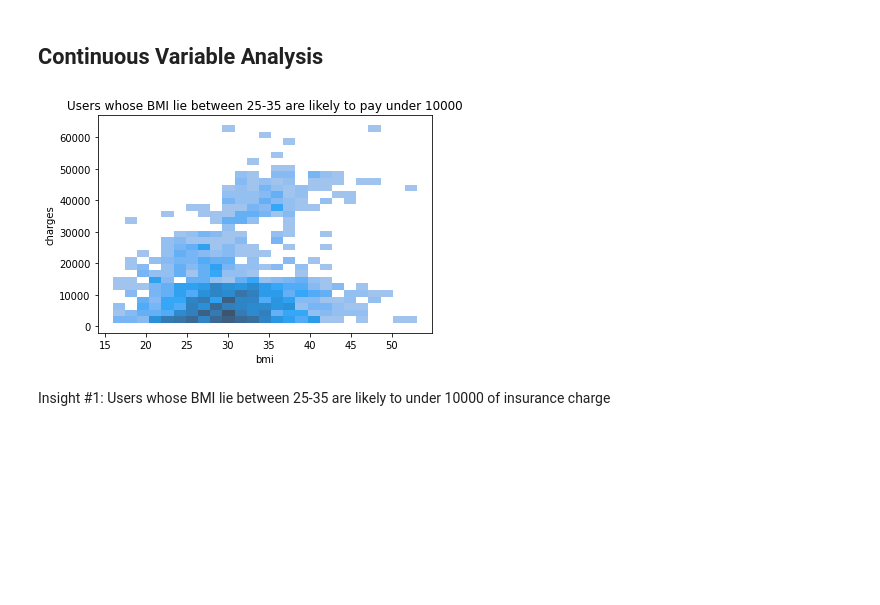
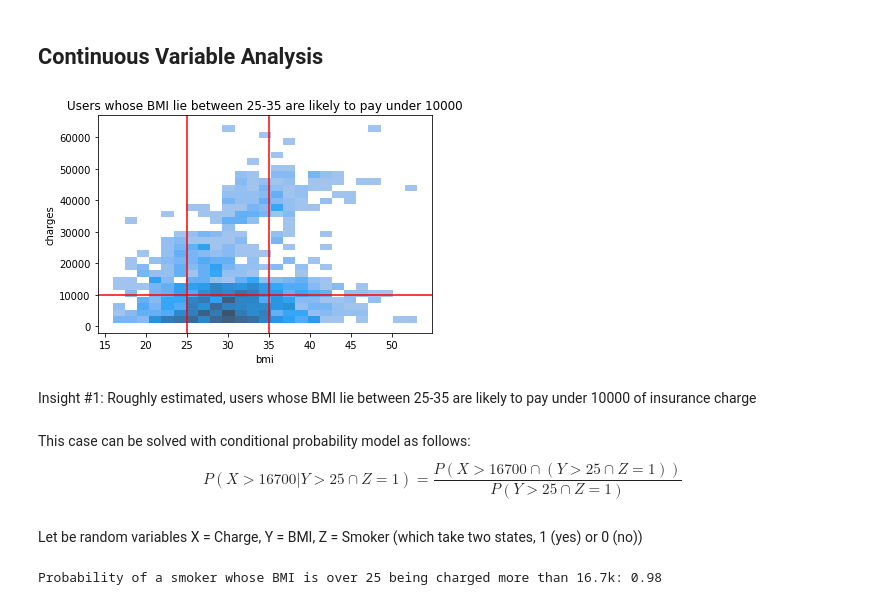
Before and after one commit to rahmanazizf/Pacmann_Projects, a Jupyter notebook: Project_Probability1/Project_1_Pacmann_RAF.ipynb, the cells around one changed output. Drawn from its saved outputs; the diff is of its cells as text; code cells hidden in the pictures; blank space fills up the shorter version.

```diff
--- a/Project_Probability1/Project_1_Pacmann_RAF.ipynb
+++ b/Project_Probability1/Project_1_Pacmann_RAF.ipynb
@@ -158,10 +158,15 @@ Insight #5: A user that smoke is **more likely** to be a male
 # %% [markdown]
 ## Continuous Variable Analysis
 # %%
+# probability amount of charge regarding to BMI
+
 sns.histplot(data=insurance, x='bmi', y='charges')
 plt.title('Users whose BMI lie between 25-35 are likely to pay under 10000')
+plt.axhline(y=10000, color='red')
+plt.axvline(x=25, color='red')
+plt.axvline(x=35, color='red')
 plt.show()
 # %% [output]
-[figure, old version]
+[figure, new version]
 # %% [markdown]
-Insight #1: Users whose BMI lie between 25-35 are likely to under 10000 of insurance charge
+Insight #1: Roughly estimated, users whose BMI lie between 25-35 are likely to pay under 10000 of insurance charge
@@ -167,0 +179,17 @@ Insight #1: Users whose BMI lie between 25-35 are likely to under 10000 of insur
+# %% [markdown]
+This case can be solved with conditional probability model as follows:
+$$
+P(X > 16700 | Y > 25  \cap  Z = 1) = \frac{P(X > 16700  \cap  (Y > 25  \cap  Z = 1))}{P(Y > 25  \cap  Z = 1)}
+$$
+# %% [markdown]
+Let be random variables X = Charge, Y = BMI, Z = Smoker (which take two states, 1 (yes) or 0 (no))
+# %%
+n_Y_Z = len(insurance[bmi_over_25 & smoker])
+n_X_Y_Z = len(insurance[charged_167k & bmi_over_25 & smoker])
+
+# calculating probability of event
+p_X_given_Y_Z = n_X_Y_Z/n_Y_Z
+
+print(f"Probability of a smoker whose BMI is over 25 being charged more than 16.7k: {p_X_given_Y_Z:.2f}")
+# %% [output]
+Probability of a smoker whose BMI is over 25 being charged more than 16.7k: 0.98
```
Also changed, not shown: parts of 13 cells of this notebook.
